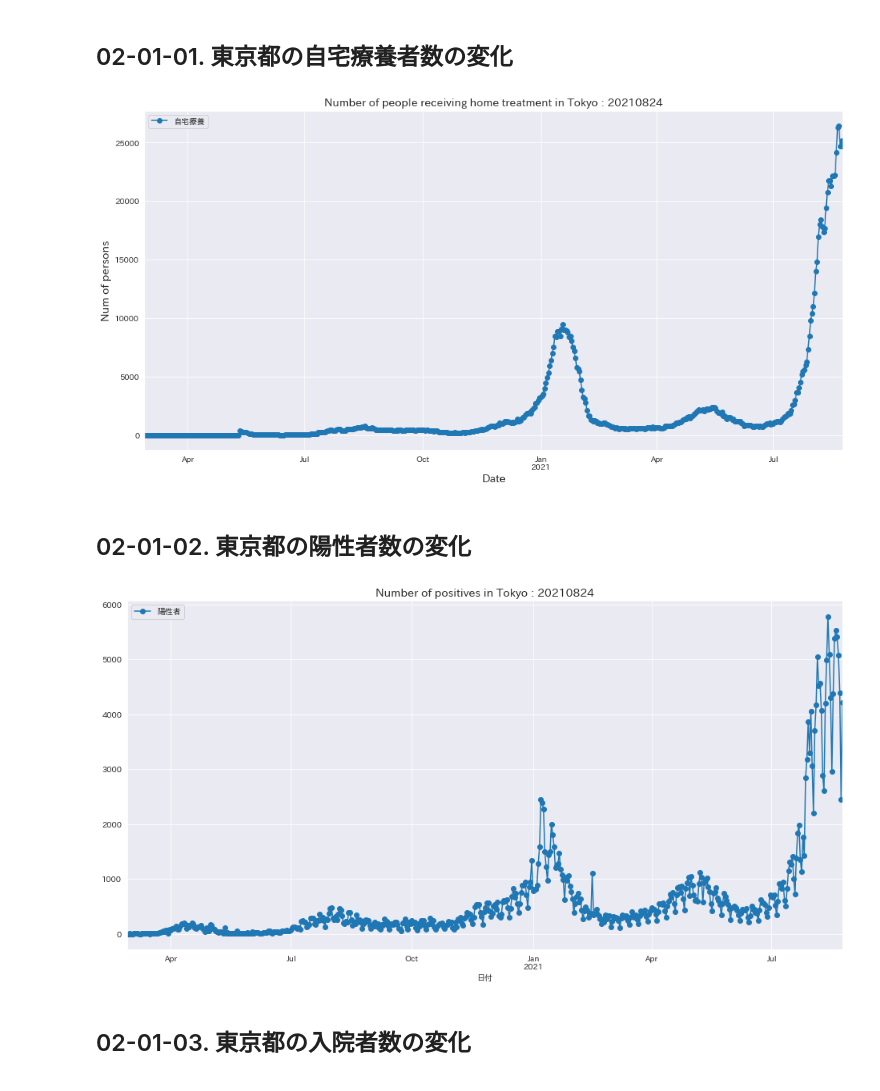
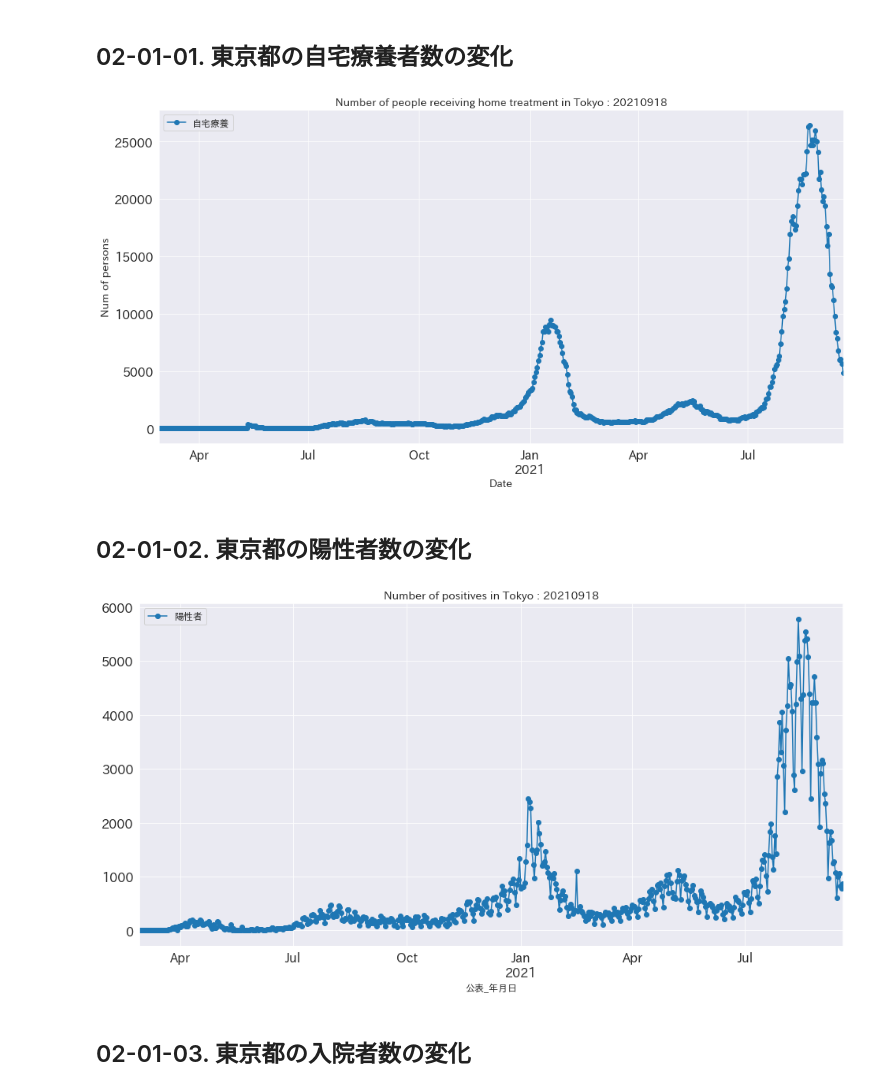
Before and after one commit to deepkick/Visualization-of-the-number-of-Covid19-infected-people-by-Python, a Jupyter notebook: 02_Tokyo_Number_of_People_Convalescing_Home.ipynb, the cells around one changed output. Cells and saved outputs as stored; diff of their text form; code cells hidden in the pictures.

```diff
--- a/02_Tokyo_Number_of_People_Convalescing_Home.ipynb
+++ b/02_Tokyo_Number_of_People_Convalescing_Home.ipynb
@@ -60,7 +60,7 @@ current_path = os.getcwd()
 ############################################
 ## 下記を変更してください
 getting_data_dir = 'tokyo_dataset'
-getting_data_date = '20210824'
+getting_data_date = '20210918'
 getting_data_pref = 'Tokyo'
 ############################################
 
@@ -155,19 +155,19 @@ Length: 544, dtype: int64
 # %%
 #narray_positive_diff.shape
 # %%
-# 日付データをdatetime64変換
-data['日付'] = pd.to_datetime(data['日付'])
+# 公表_年月日データをdatetime64変換
+data['公表_年月日'] = pd.to_datetime(data['公表_年月日'])
 # 日付カラムを data_date にいったん保持
-data_date = data['日付']
+data_date = data['公表_年月日']
 
 # カラム削除
-data_1 = data.drop(columns=['全国地方公共団体コード', '都道府県名', '市区町村名', '日付', '陽性者数（累計）', '退院'])
+data_1 = data.drop(columns=['全国地方公共団体コード', '都道府県名', '市区町村名', '公表_年月日', '陽性者数（累計）', '退院'])
 # 欠損値を0で埋める
 data_1 = data_1.fillna(0)
 # floatからintに変換
 data_1 = data_1.astype('int')
 # 日付カラムを data_1 の0列目に追加
-data_1.insert(0, '日付', data_date)
+data_1.insert(0, '公表_年月日', data_date)
 # 陽性者数カラムを data_1 の1列目に追加
 data_1.insert(1, '陽性者', data_positive_diff)
 data_1
@@ -219,8 +219,8 @@ data_1.describe()
 # %% [markdown]
 ## 02-01-01. 東京都の自宅療養者数の変化
 # %%
-data_1.index = data_1['日付']
-data_1.plot(x = "日付",  y='自宅療養', marker='o')
+data_1.index = data_1['公表_年月日']
+data_1.plot(x = "公表_年月日",  y='自宅療養', marker='o')
 sns.set_style('darkgrid')
 plt.rcParams['font.family'] = 'IPAexGothic'
 plt.rcParams["figure.figsize"] = [16, 8]
@@ -232,17 +232,17 @@ plt.legend()
 plt.savefig(fig01_filePath, dpi=200)
 plt.show()
 # %% [output]
-[figure, old version]
+[figure, new version]
 # %% [markdown]
 ## 02-01-02. 東京都の陽性者数の変化
 # %%
-data_1.plot(x = "日付",  y='陽性者', marker='o')
+data_1.plot(x = "公表_年月日",  y='陽性者', marker='o')
 #plt.title('東京都の陽性者数', fontsize=14)
 plt.title(fig02_title, fontsize=14)
 plt.savefig(fig02_filePath, dpi=200)
 plt.show()
 # %% [output]
-[figure, old version]
+[figure, new version]
 # %% [markdown]
 ## 02-01-03. 東京都の入院者数の変化
 # %%
```
Also changed, not shown: parts of 9 cells of this notebook, 14 other files.
